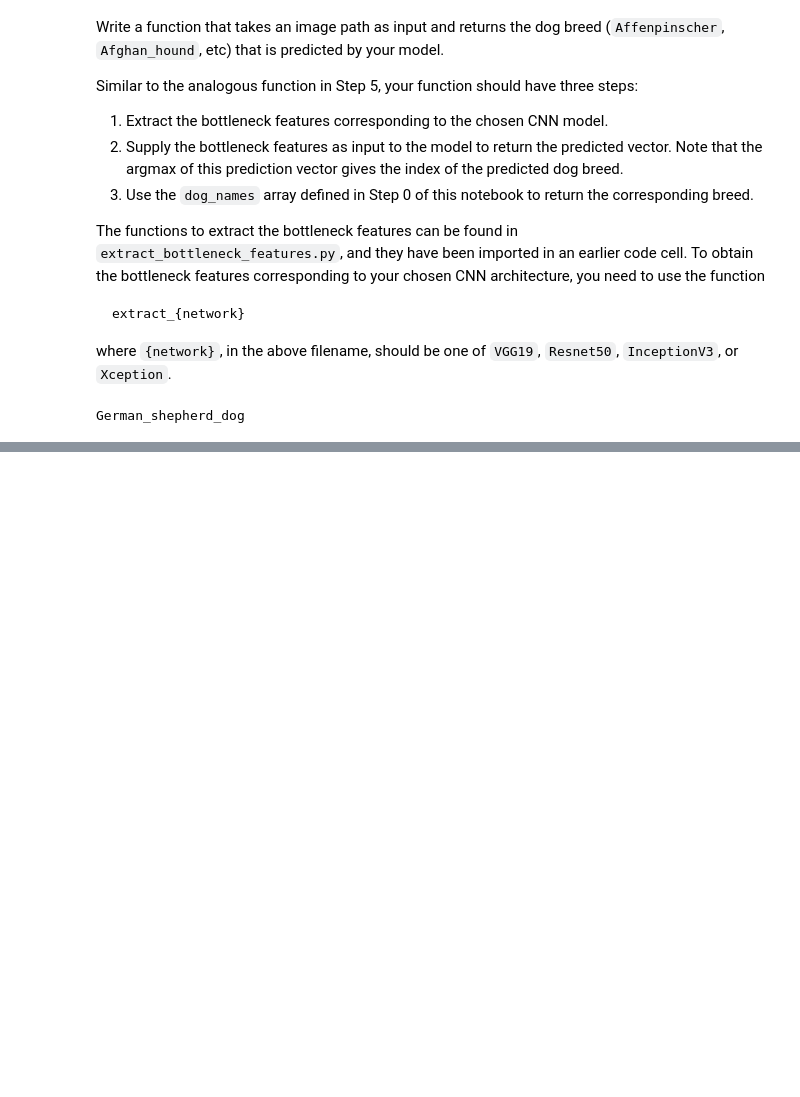
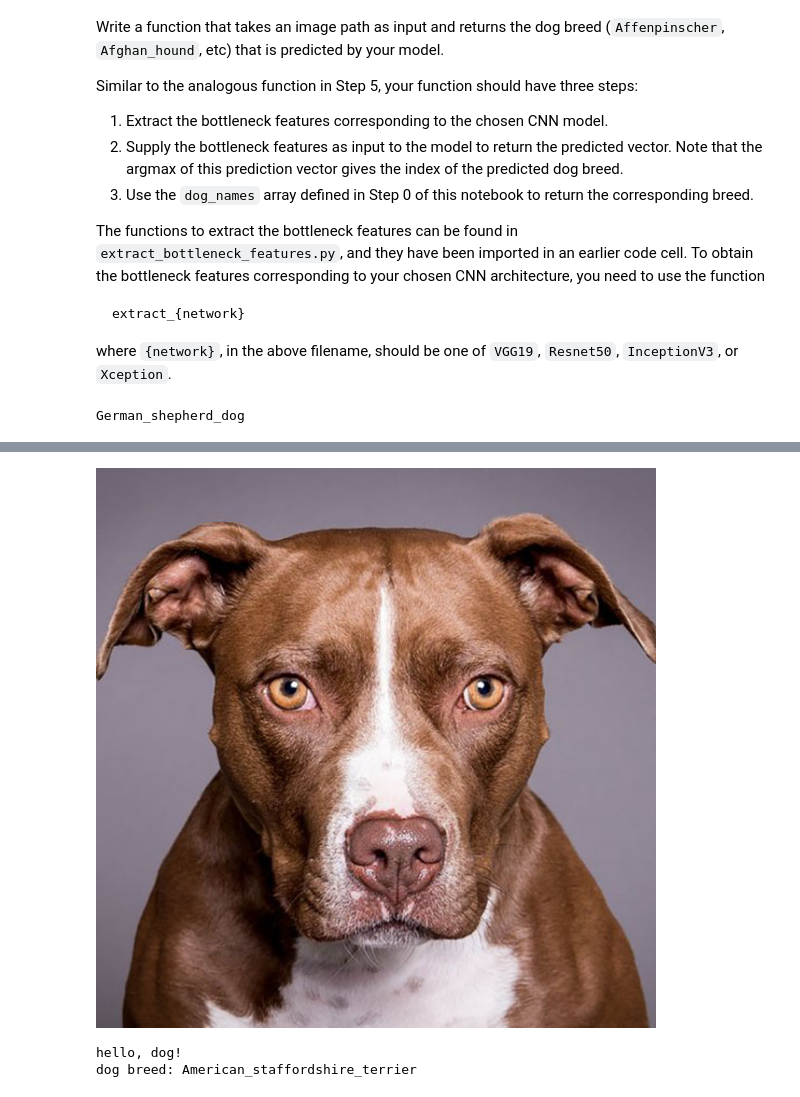
Before and after one commit to lajos/dog-project, a Jupyter notebook: dog_app.ipynb, the cells around one changed output, grey strips where cells are left out. Saved outputs shown, nothing was run; the diff lists cells and outputs as text; code cells hidden in the pictures; blank space fills up the shorter version.

```diff
--- a/dog_app.ipynb
+++ b/dog_app.ipynb
@@ -818,0 +849,6 @@ __Answer:__
+# %%
+display_dog_or_face_detection('images/img2.jpg')
+# %% [output]
+[figure, added]
+hello, dog!
+dog breed: American_staffordshire_terrier
```
Also changed, not shown: parts of 12 cells of this notebook, 6 other files.
